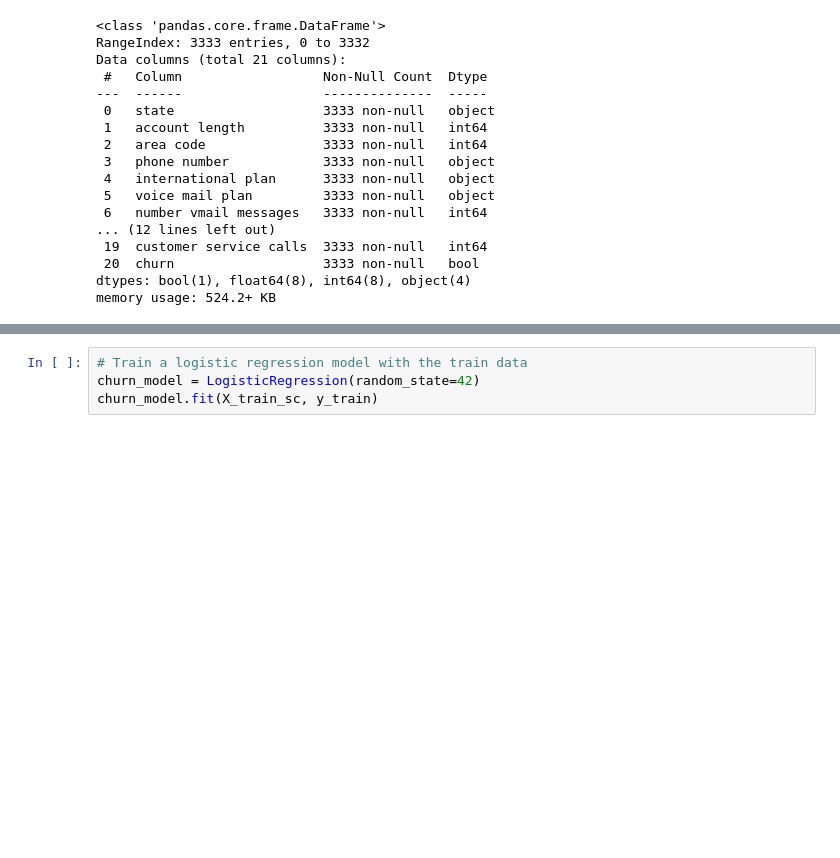
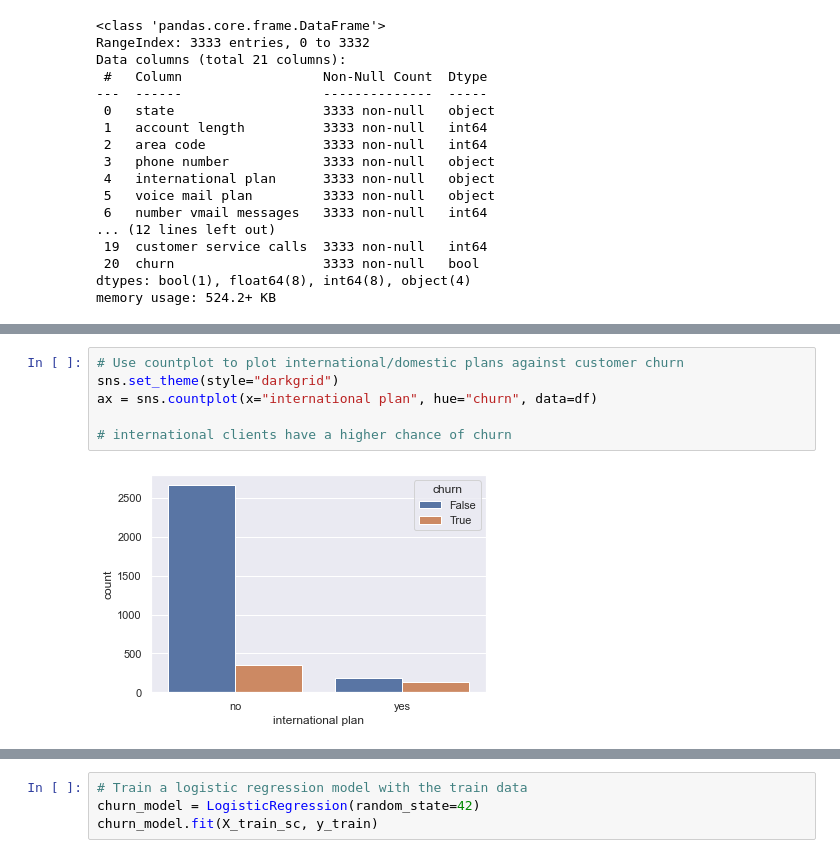
Before and after one commit to ashakeri92/dsc-phase-3-project-v2-3, a Jupyter notebook: Analysis.ipynb, the cells around one changed output, grey strips where cells are left out. Drawn from its saved outputs; the diff is of its cells as text; blank space fills up the shorter version.

```diff
--- a/Analysis.ipynb
+++ b/Analysis.ipynb
@@ -84,0 +73,8 @@ plt.show()
+# %%
+# Use countplot to plot international/domestic plans against customer churn
+sns.set_theme(style="darkgrid")
+ax = sns.countplot(x="international plan", hue="churn", data=df)
+
+# international clients have a higher chance of churn
+# %% [output]
+[figure, added]
```
Also changed, not shown: parts of 8 cells of this notebook.
